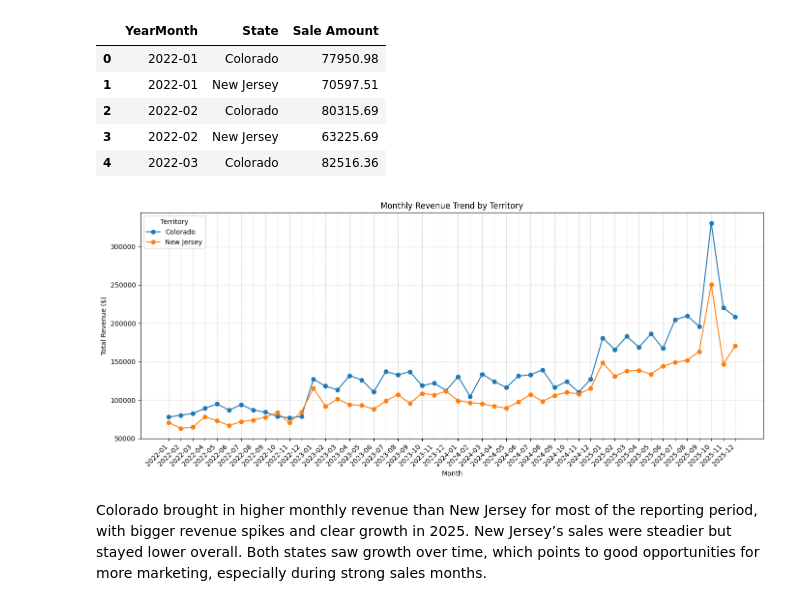
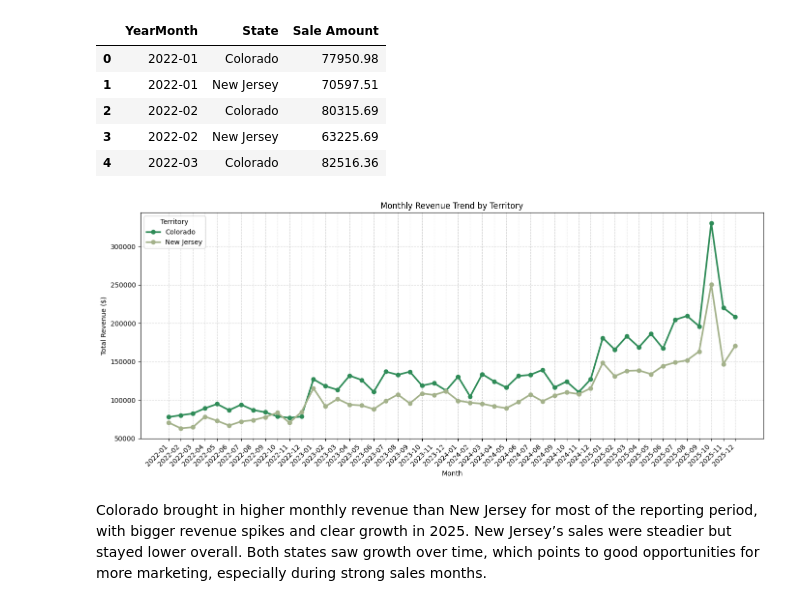
Before and after one commit to renziesantarin/Capstone_2, a Jupyter notebook: Santarin_sales_analysis.ipynb, the cells around one changed output. Cells and saved outputs as stored; diff of their text form; code cells hidden in the pictures.

```diff
--- a/Santarin_sales_analysis.ipynb
+++ b/Santarin_sales_analysis.ipynb
@@ -307,34 +308,38 @@ co_data = monthly_revenue[
 plt.plot(
     co_data['YearMonth'].astype(str),
     co_data['Sale Amount'],
     marker='o',
+    linewidth=2.5,
+    color='#2E8B57',
     label='Colorado'
 )
 
 # New Jersey line
 nj_data = monthly_revenue[
     monthly_revenue['State'] == 'New Jersey'
 ]
 
 plt.plot(
     nj_data['YearMonth'].astype(str),
     nj_data['Sale Amount'],
     marker='o',
+    linewidth=2.5,
+    color='#A3B18A',
     label='New Jersey'
 )
 
 # Chart formatting
 plt.title('Monthly Revenue Trend by Territory')
 plt.xlabel('Month')
 plt.ylabel('Total Revenue ($)')
 plt.xticks(rotation=45, ha='right')
 plt.legend(title='Territory')
 plt.grid(True, linestyle='--', alpha=0.5)
 
 plt.tight_layout()
 plt.show()
 # %% [output]
-[figure, old version]
+[figure, new version]
 # %% [markdown]
 Colorado brought in higher monthly revenue than New Jersey for most of the reporting period, with bigger revenue spikes and clear growth in 2025. New Jersey’s sales were steadier but stayed lower overall. Both states saw growth over time, which points to good opportunities for more marketing, especially during strong sales months.
 # %% [markdown]
```
Also changed, not shown: parts of 21 cells of this notebook.
